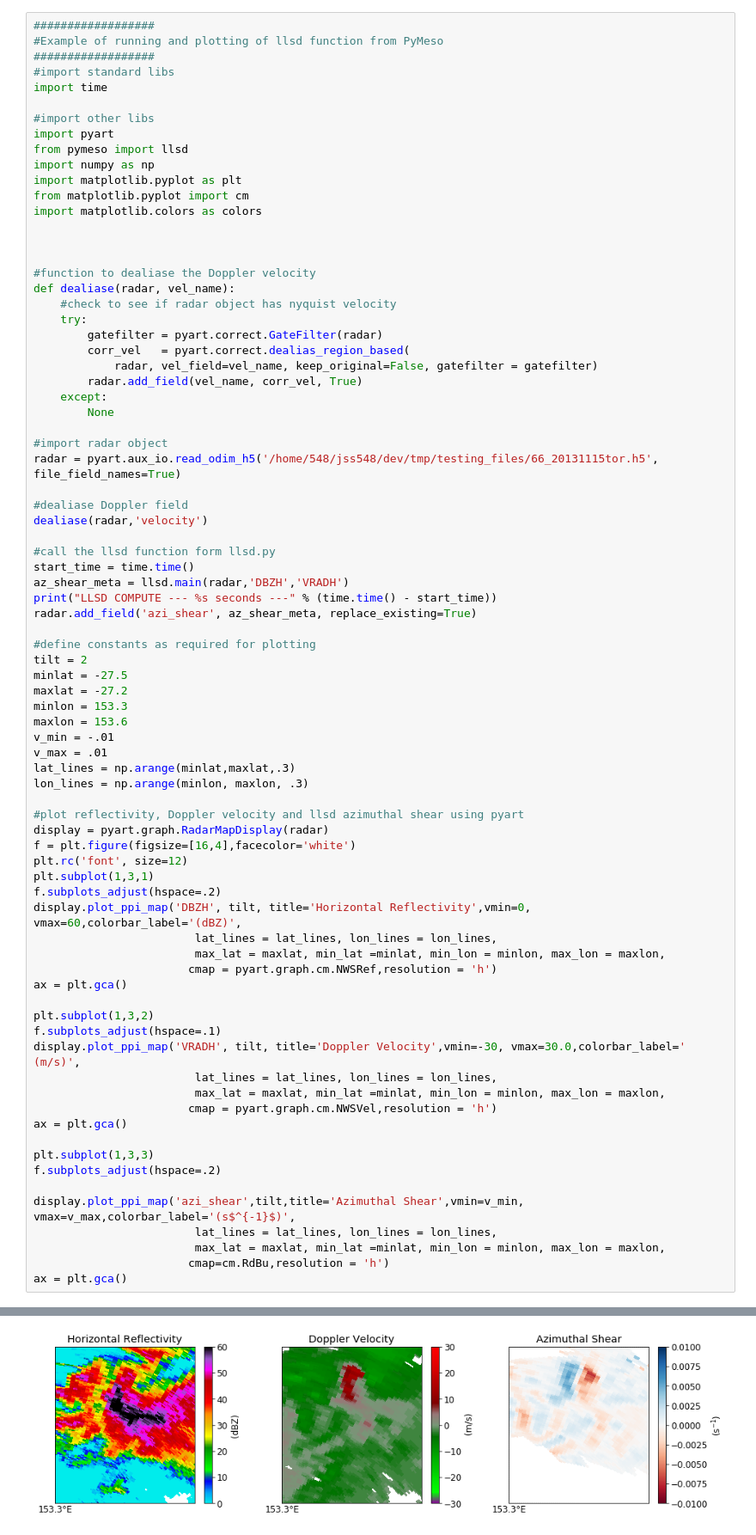
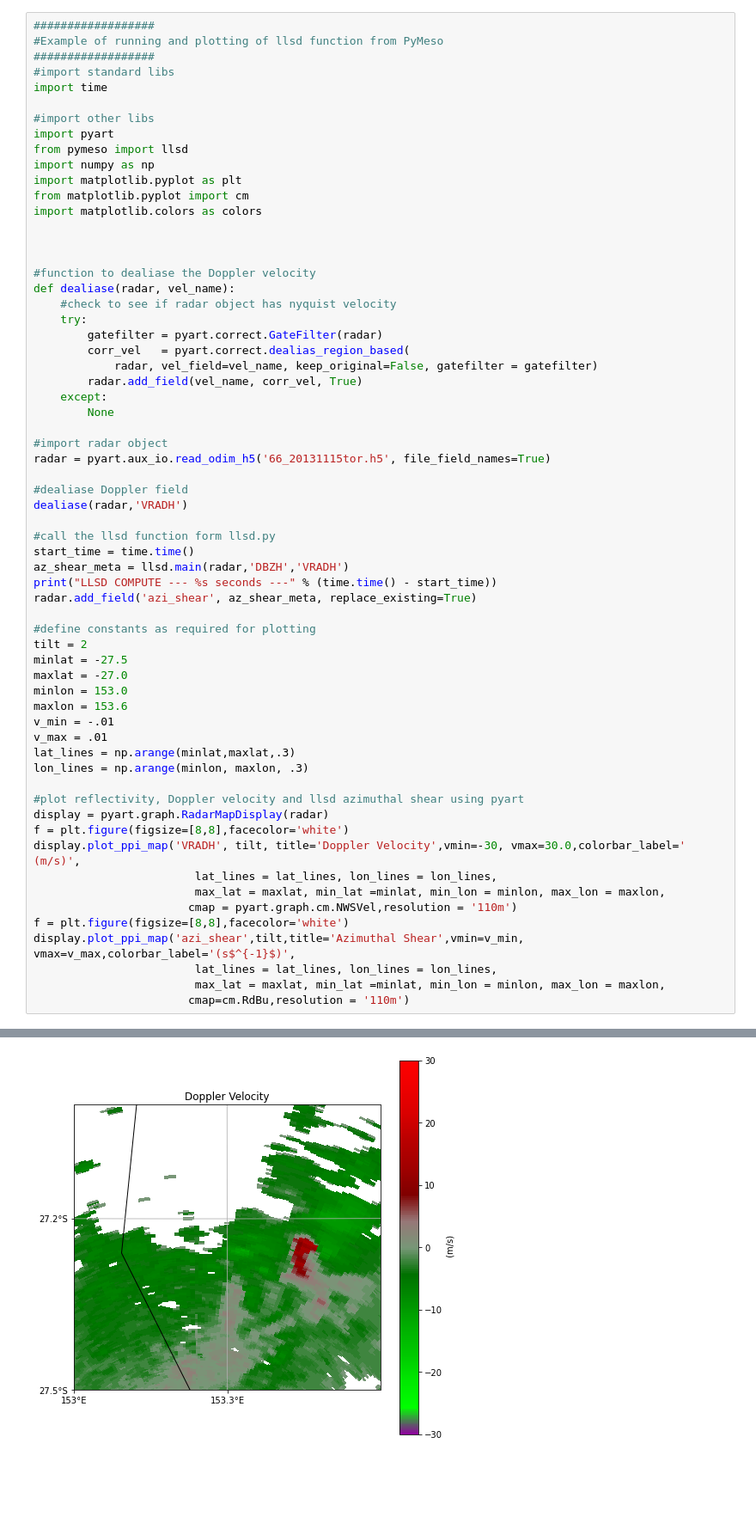
Before and after one commit to jordanbrook/PyMeso, a Jupyter notebook: notebook/PyMesoNotebook.ipynb, the cells around one changed output, grey strips where cells are left out. Shown at 86% size. Drawn from its saved outputs; the diff is of its cells as text; blank space fills up the shorter version.

```diff
--- a/notebook/PyMesoNotebook.ipynb
+++ b/notebook/PyMesoNotebook.ipynb
@@ -60,10 +60,10 @@ def dealiase(radar, vel_name):
         None
 
 #import radar object
-radar = pyart.aux_io.read_odim_h5('/home/548/jss548/dev/tmp/testing_files/66_20131115tor.h5', file_field_names=True)
+radar = pyart.aux_io.read_odim_h5('66_20131115tor.h5', file_field_names=True)
 
 #dealiase Doppler field
-dealiase(radar,'velocity')
+dealiase(radar,'VRADH')
 
 #call the llsd function form llsd.py
 start_time = time.time()
@@ -74,8 +74,8 @@ radar.add_field('azi_shear', az_shear_meta, replace_existing=True)
 #define constants as required for plotting
 tilt = 2
 minlat = -27.5
-maxlat = -27.2
-minlon = 153.3
+maxlat = -27.0
+minlon = 153.0
 maxlon = 153.6
 v_min = -.01
 v_max = .01
@@ -84,30 +84,14 @@ lon_lines = np.arange(minlon, maxlon, .3)
 
 #plot reflectivity, Doppler velocity and llsd azimuthal shear using pyart
 display = pyart.graph.RadarMapDisplay(radar)
-f = plt.figure(figsize=[16,4],facecolor='white')
-plt.rc('font', size=12)
-plt.subplot(1,3,1)
-f.subplots_adjust(hspace=.2)
-display.plot_ppi_map('DBZH', tilt, title='Horizontal Reflectivity',vmin=0, vmax=60,colorbar_label='(dBZ)',
-                        lat_lines = lat_lines, lon_lines = lon_lines,
-                        max_lat = maxlat, min_lat =minlat, min_lon = minlon, max_lon = maxlon,
-                       cmap = pyart.graph.cm.NWSRef,resolution = 'h')
-ax = plt.gca()
-
-plt.subplot(1,3,2)
-f.subplots_adjust(hspace=.1)
+f = plt.figure(figsize=[8,8],facecolor='white')
 display.plot_ppi_map('VRADH', tilt, title='Doppler Velocity',vmin=-30, vmax=30.0,colorbar_label=' (m/s)',
                         lat_lines = lat_lines, lon_lines = lon_lines,
                         max_lat = maxlat, min_lat =minlat, min_lon = minlon, max_lon = maxlon,
-                       cmap = pyart.graph.cm.NWSVel,resolution = 'h')
-ax = plt.gca()
-
-plt.subplot(1,3,3)
-f.subplots_adjust(hspace=.2)
-
+                       cmap = pyart.graph.cm.NWSVel,resolution = '110m')
+f = plt.figure(figsize=[8,8],facecolor='white')
 display.plot_ppi_map('azi_shear',tilt,title='Azimuthal Shear',vmin=v_min, vmax=v_max,colorbar_label='(s$^{-1}$)',
                         lat_lines = lat_lines, lon_lines = lon_lines,
                         max_lat = maxlat, min_lat =minlat, min_lon = minlon, max_lon = maxlon,
-                       cmap=cm.RdBu,resolution = 'h')
-ax = plt.gca()
+                       cmap=cm.RdBu,resolution = '110m')
 # %% [output]
@@ -117 +109 @@ LLSD COMPUTE --- 1.25632905960083 seconds ---
-[figure, old version]
+[figure, new version]
```
Also changed, not shown: parts of 1 cell of this notebook, 2 other files.
